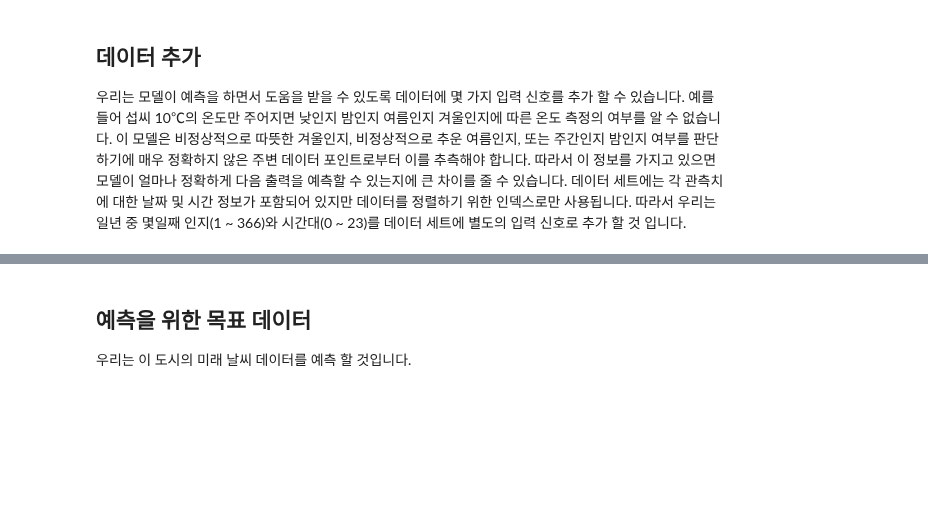
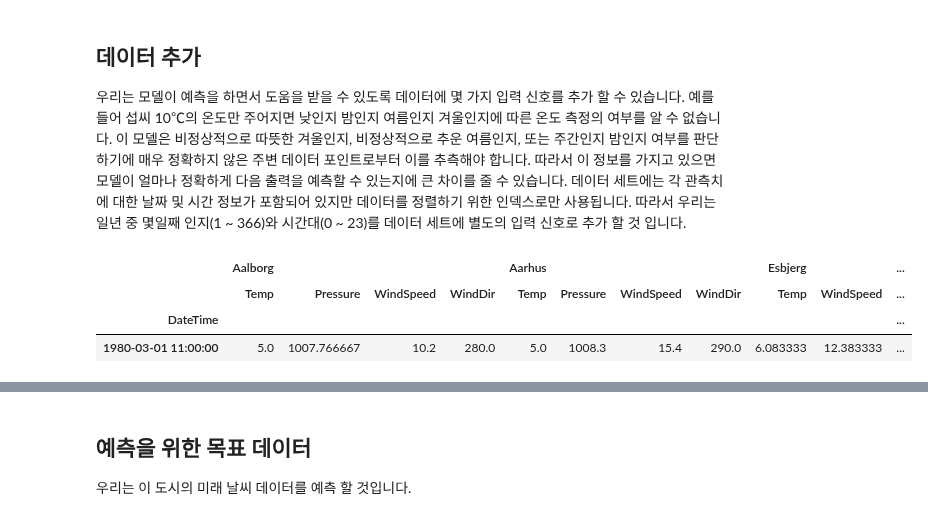
Before and after one commit to sturu1/THU-PM, a Jupyter notebook: Copy_of_7_Time_Series_Problem_using_RNN_ipynb의_사본.ipynb, the cells around one changed output, grey strips where cells are left out. Cells and saved outputs as stored; diff of their text form; code cells hidden in the pictures; blank space fills up the shorter version.

```diff
--- a/Copy_of_7_Time_Series_Problem_using_RNN_ipynb의_사본.ipynb
+++ b/Copy_of_7_Time_Series_Problem_using_RNN_ipynb의_사본.ipynb
@@ -189,3 +189,10 @@ df['Odense']['Temp']['2006-05':'2006-07'].plot()
 ## 데이터 추가
 우리는 모델이 예측을 하면서 도움을 받을 수 있도록 데이터에 몇 가지 입력 신호를 추가 할 수 있습니다. 예를 들어 섭씨 10℃의 온도만 주어지면 낮인지 밤인지 여름인지 겨울인지에 따른 온도 측정의 여부를 알 수 없습니다. 이 모델은 비정상적으로 따뜻한 겨울인지, 비정상적으로 추운 여름인지, 또는 주간인지 밤인지 여부를 판단하기에 매우 정확하지 않은 주변 데이터 포인트로부터 이를 추측해야 합니다. 따라서 이 정보를 가지고 있으면 모델이 얼마나 정확하게 다음 출력을
 예측할 수 있는지에 큰 차이를 줄 수 있습니다. 데이터 세트에는 각 관측치에 대한 날짜 및 시간 정보가 포함되어 있지만 데이터를 정렬하기 위한 인덱스로만 사용됩니다. 따라서 우리는 일년 중 몇일째 인지(1 ~ 366)와 시간대(0 ~ 23)를 데이터 세트에 별도의 입력 신호로 추가 할 것 입니다.
+# %%
+df.head(1)
+# %% [output]
+|  | Aalborg |  |  |  | Aarhus |  |  |  | Esbjerg |  | ... |
+|  | Temp | Pressure | WindSpeed | WindDir | Temp | Pressure | WindSpeed | WindDir | Temp | WindSpeed | ... |
+| DateTime |  |  |  |  |  |  |  |  |  |  | ... |
+| 1980-03-01 11:00:00 | 5.0 | 1007.766667 | 10.2 | 280.0 | 5.0 | 1008.3 | 15.4 | 290.0 | 6.083333 | 12.383333 | ... |
```
Also changed, not shown: parts of 65 cells of this notebook.
